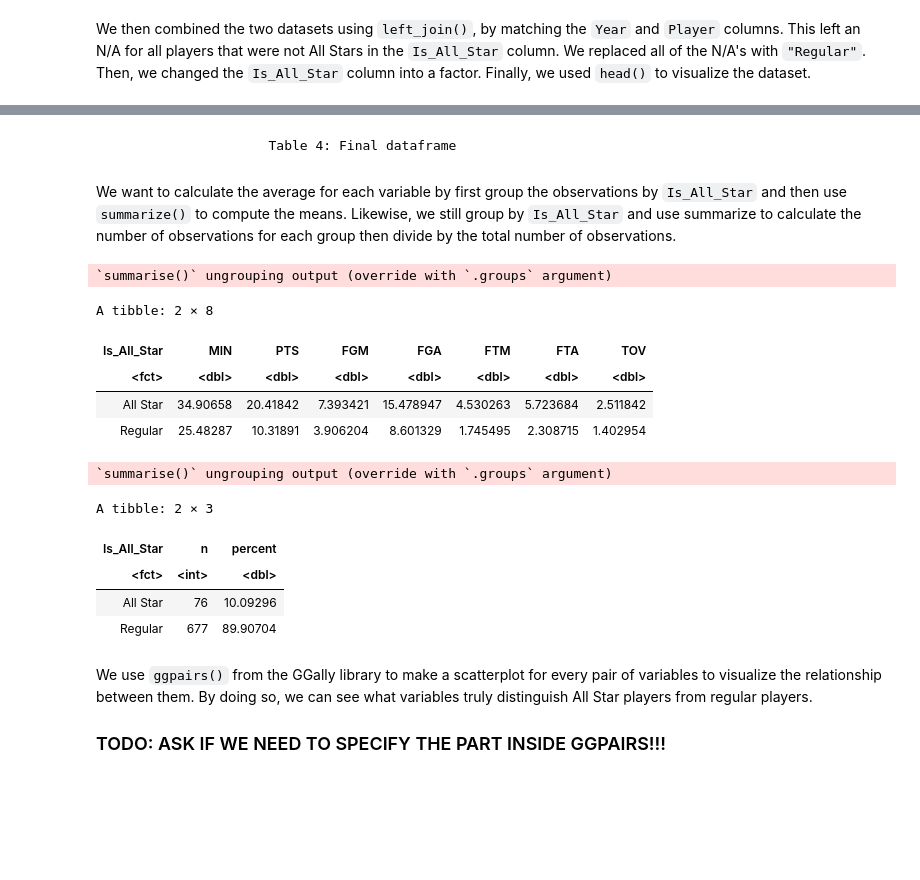
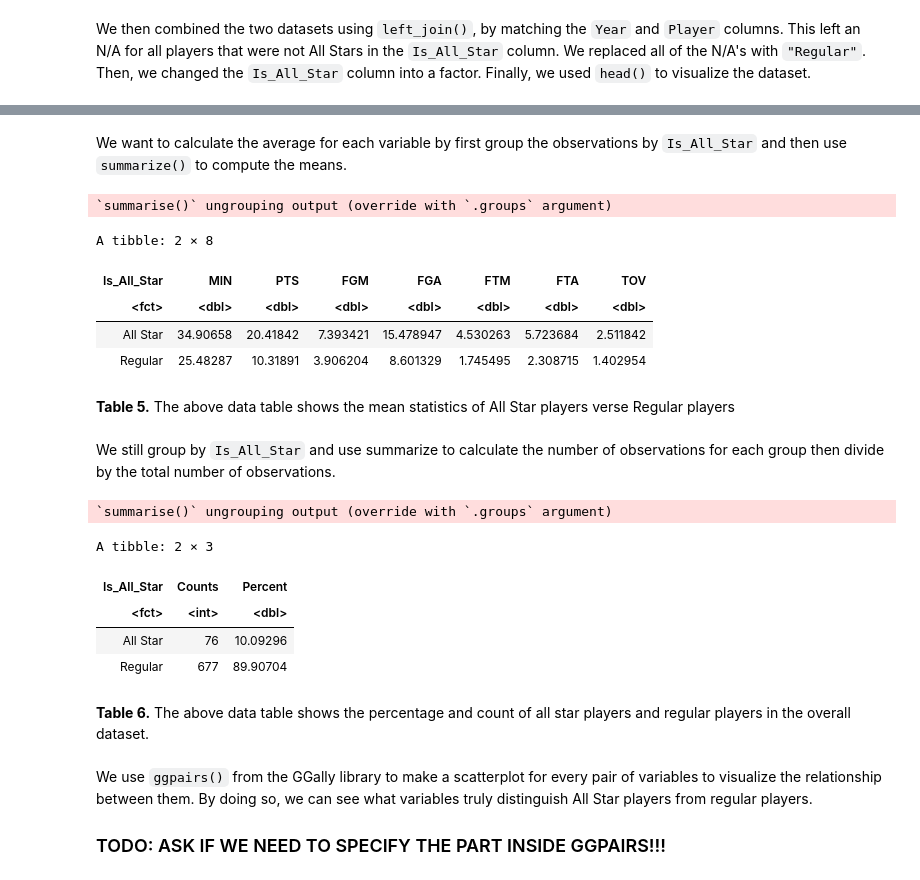
Before and after one commit to RayNguyent/DSCI-100-project, a Jupyter notebook: report.ipynb, the cells around one changed output, grey strips where cells are left out. Drawn from its saved outputs; the diff is of its cells as text; code cells hidden in the pictures; blank space fills up the shorter version.

```diff
--- a/report.ipynb
+++ b/report.ipynb
@@ -132,30 +164,35 @@ A data.frame: 6 × 10
-# %% [markdown]
-                        Table 4: Final dataframe
+# %% [markdown]
+We want to calculate the average for each variable by first group the observations by `Is_All_Star` and then use `summarize()` to compute the means.
+# %%
+averages <- group_by(data_training, Is_All_Star) %>%
+    summarize(across(MIN:TOV, mean))
+averages
+# %% [output]
+`summarise()` ungrouping output (override with `.groups` argument)
+A tibble: 2 × 8
+| Is_All_Star | MIN | PTS | FGM | FGA | FTM | FTA | TOV |
+| <fct> | <dbl> | <dbl> | <dbl> | <dbl> | <dbl> | <dbl> | <dbl> |
+| All Star | 34.90658 | 20.41842 | 7.393421 | 15.478947 | 4.530263 | 5.723684 | 2.511842 |
+| Regular | 25.48287 | 10.31891 | 3.906204 | 8.601329 | 1.745495 | 2.308715 | 1.402954 |
+# %% [markdown]
+**Table 5.** The above data table shows the mean statistics of All Star players verse Regular players
 # %% [markdown]
-We want to calculate the average for each variable by first group the observations by `Is_All_Star` and then use `summarize()` to compute the means. Likewise, we still group by `Is_All_Star` and use summarize to calculate the number of observations for each group then divide by the total number of observations.
+We still group by `Is_All_Star` and use summarize to calculate the number of observations for each group then divide by the total number of observations.
 # %%
-averages <- group_by(data_training, Is_All_Star) %>%
-    summarize(across(MIN:TOV, mean))
-averages
-
 proportion <- group_by(data_training, Is_All_Star) %>%
-    summarize(n = n()) %>%
-    mutate(percent = 100*n/nrow(data_training))
+    summarize(Counts = n()) %>%
+    mutate(Percent = 100*Counts/nrow(data_training))
 
 proportion
 # %% [output]
 `summarise()` ungrouping output (override with `.groups` argument)
-A tibble: 2 × 8
+A tibble: 2 × 3
-| Is_All_Star | MIN | PTS | FGM | FGA | FTM | FTA | TOV |
-| <fct> | <dbl> | <dbl> | <dbl> | <dbl> | <dbl> | <dbl> | <dbl> |
-| All Star | 34.90658 | 20.41842 | 7.393421 | 15.478947 | 4.530263 | 5.723684 | 2.511842 |
-| Regular | 25.48287 | 10.31891 | 3.906204 | 8.601329 | 1.745495 | 2.308715 | 1.402954 |
+| Is_All_Star | Counts | Percent |
+| <fct> | <int> | <dbl> |
+| All Star | 76 | 10.09296 |
+| Regular | 677 | 89.90704 |
-`summarise()` ungrouping output (override with `.groups` argument)
-A tibble: 2 × 3
-| Is_All_Star | n | percent |
-| <fct> | <int> | <dbl> |
-| All Star | 76 | 10.09296 |
-| Regular | 677 | 89.90704 |
+# %% [markdown]
+**Table 6.** The above data table shows the percentage and count of all star players and regular players in the overall dataset.
 # %% [markdown]
 We use `ggpairs()` from the GGally library to make a scatterplot for every pair of variables to visualize the relationship between them. By doing so, we can see what variables truly distinguish All Star players from regular players.
 
```
Also changed, not shown: parts of 27 cells of this notebook.
